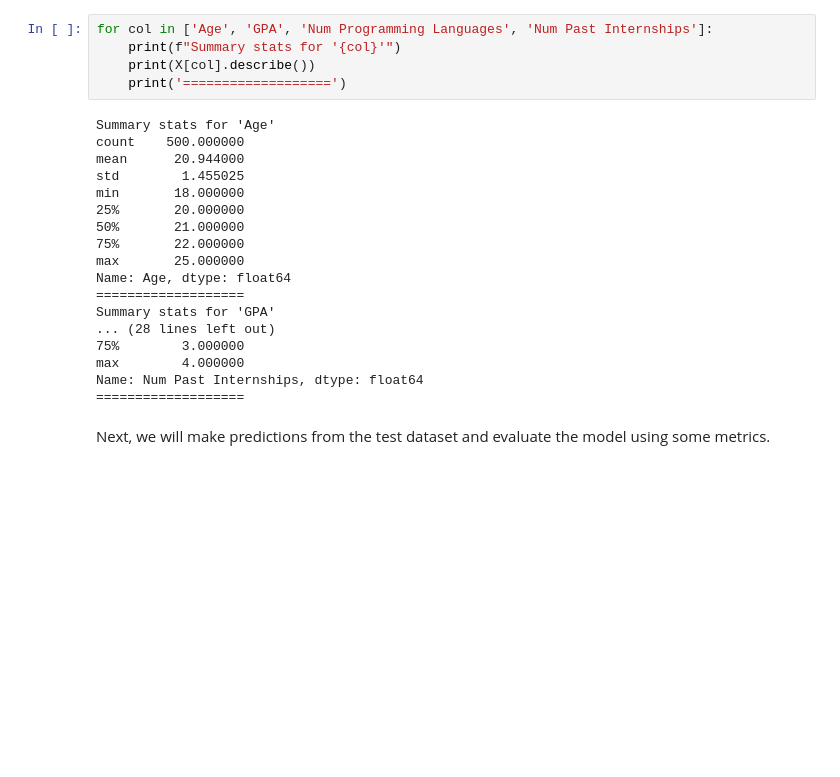
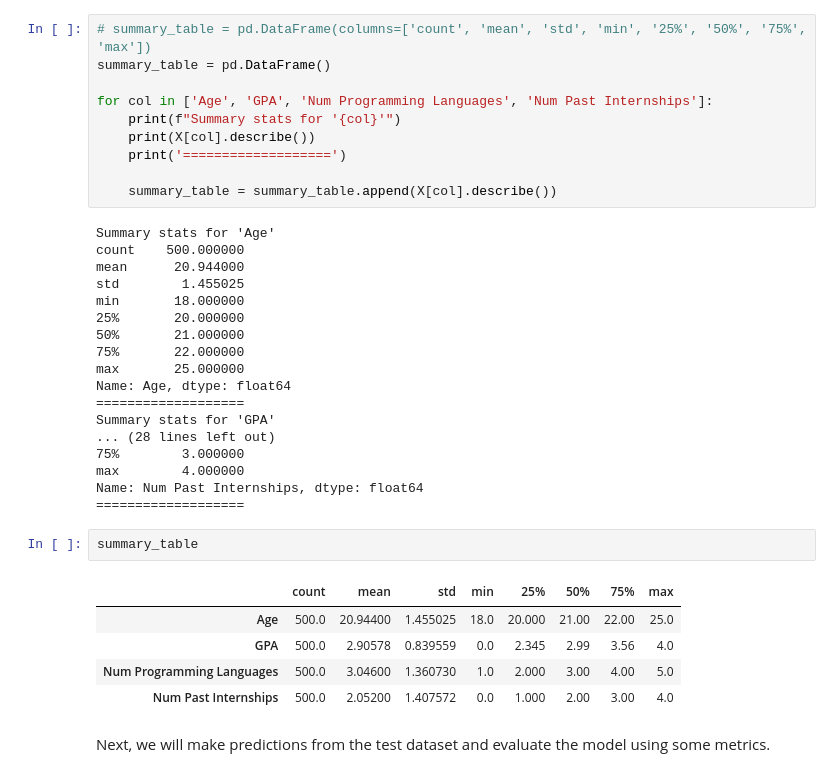
Before and after one commit to CMU-313/spring23-nodebb-team-c2, a Jupyter notebook: career-model/analysis.ipynb, the cells around one changed output. Drawn from its saved outputs; the diff is of its cells as text; blank space fills up the shorter version.

Commit message:
make numeric data summary table

```diff
--- a/career-model/analysis.ipynb
+++ b/career-model/analysis.ipynb
@@ -80,10 +80,15 @@ plt.show()
 # %% [output]
 [figure]
 # %%
+# summary_table = pd.DataFrame(columns=['count', 'mean', 'std', 'min', '25%', '50%', '75%', 'max'])
+summary_table = pd.DataFrame()
+
 for col in ['Age', 'GPA', 'Num Programming Languages', 'Num Past Internships']:
     print(f"Summary stats for '{col}'")
     print(X[col].describe())
     print('===================')
+
+    summary_table = summary_table.append(X[col].describe())
 # %% [output]
 Summary stats for 'Age'
 count    500.000000
@@ -102,6 +107,14 @@ Summary stats for 'GPA'
 max        4.000000
 Name: Num Past Internships, dtype: float64
 ===================
+# %%
+summary_table
+# %% [output]
+|  | count | mean | std | min | 25% | 50% | 75% | max |
+| Age | 500.0 | 20.94400 | 1.455025 | 18.0 | 20.000 | 21.00 | 22.00 | 25.0 |
+| GPA | 500.0 | 2.90578 | 0.839559 | 0.0 | 2.345 | 2.99 | 3.56 | 4.0 |
+| Num Programming Languages | 500.0 | 3.04600 | 1.360730 | 1.0 | 2.000 | 3.00 | 4.00 | 5.0 |
+| Num Past Internships | 500.0 | 2.05200 | 1.407572 | 0.0 | 1.000 | 2.00 | 3.00 | 4.0 |
 # %% [markdown]
 Next, we will make predictions from the test dataset and evaluate the model using some metrics.
 # %%
```
